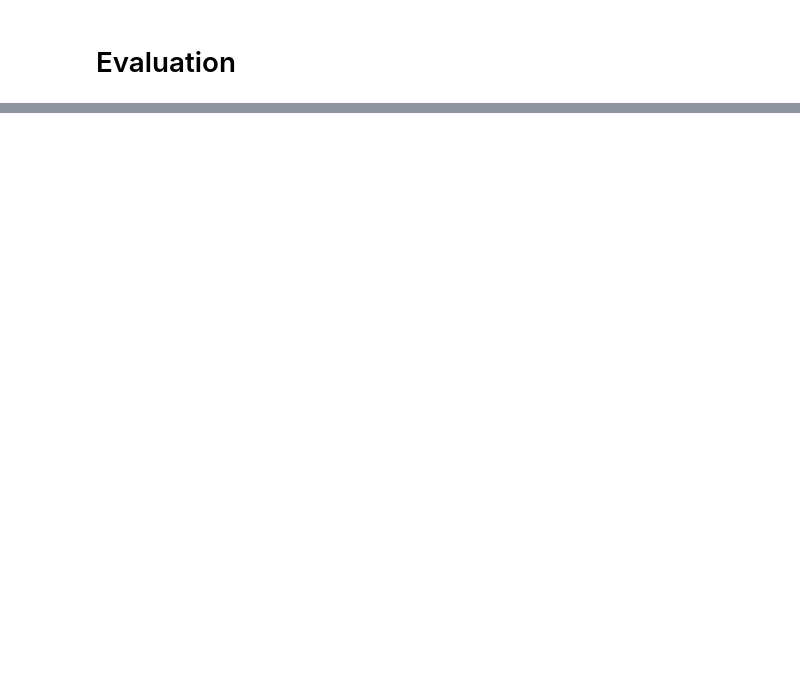
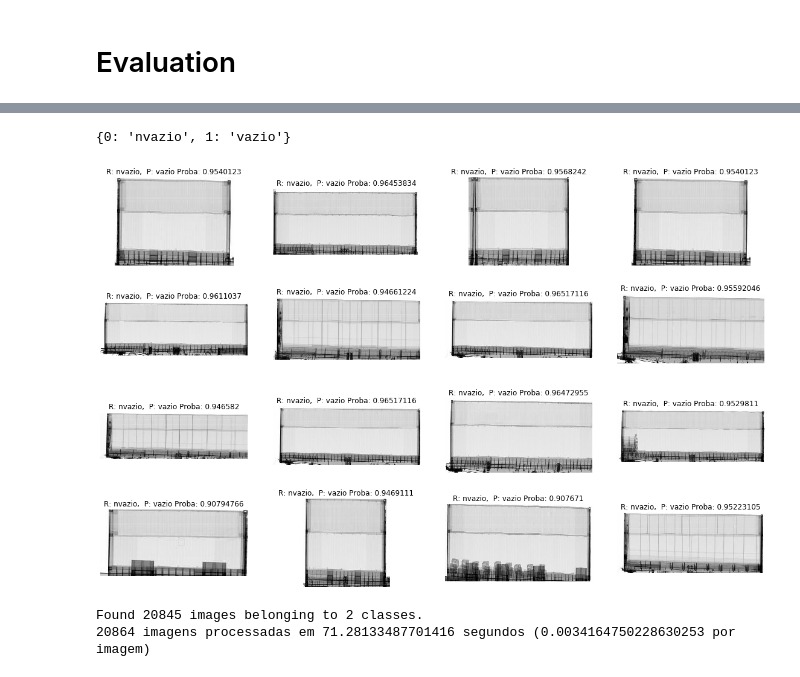
Before and after one commit to IvanBrasilico/model_ajna_1, a Jupyter notebook: notebooks/01b2-Baseline-redesimples-vazio-tamanhomaior-augmented-filtered.ipynb, the cells around one changed output, grey strips where cells are left out. Cells and saved outputs as stored; diff of their text form; code cells hidden in the pictures; blank space fills up the shorter version.

```diff
--- a/notebooks/01b2-Baseline-redesimples-vazio-tamanhomaior-augmented-filtered.ipynb
+++ b/notebooks/01b2-Baseline-redesimples-vazio-tamanhomaior-augmented-filtered.ipynb
@@ -173,0 +240,14 @@ plot_errors(train_generator, y_train, y_pred, caminho_train, X_names_train)
+# %%
+epoch = 4
+val_loss = 0.10
+model.load_weights(
+    os.path.join(MODEL_DIR,
+                 'B2modelweights.{:02d}-{:.2f}.hdf5'.format(epoch, val_loss)
+                ))
+# %%
+history = model.fit_generator(train_generator,
+                               initial_epoch=epoch,
+                              epochs=30,
+                              verbose=1,
+                              callbacks=[early_stop, mcp_save, reduce_lr, tensorboard_logs],
+                              validation_data=validation_generator)
@@ -173,0 +277,24 @@ plot_errors(train_generator, y_train, y_pred, caminho_train, X_names_train)
+# %%
+caminho_basest = os.path.join('..', 'bases', 'vazios')
+caminho_traint = os.path.join(caminho_basest, 'train')
+caminho_testt = os.path.join(caminho_basest, 'test')
+# %%
+train_datagen = ImageDataGenerator(
+    rescale=1./255,
+)
+validation_datagen = ImageDataGenerator(
+    rescale=1./255,
+)
+
+validation_generator = validation_datagen.flow_from_directory(
+    caminho_testt,
+    target_size=SIZE,
+    batch_size=64,
+    class_mode='binary',
+    shuffle=False
+)
+s = len(validation_generator) * 64
+t0 = time.time()
+y_test, y_pred, X_names_test, y_pred_proba = get_imagens_erro(validation_generator, model)
+elapsed = time.time() - t0
+print('%d imagens processadas em %s segundos (%s por imagem)' % (s, elapsed, elapsed / s))
@@ -173,0 +319,24 @@ plot_errors(train_generator, y_train, y_pred, caminho_train, X_names_train)
+# %%
+plot_errors(validation_generator, y_test, y_pred, caminho_testt, X_names_test, y_pred_proba)
+# %% [output]
+{0: 'nvazio', 1: 'vazio'}
+[figure, added]
+# %%
+train_generator = train_datagen.flow_from_directory(
+    caminho_traint,
+    target_size=SIZE,
+    batch_size=128,
+    class_mode='binary',
+    shuffle=False
+)
+
+s = len(train_generator) * 128
+t0 = time.time()
+
+y_train, y_pred_train, X_names_train, y_pred_train_proba = get_imagens_erro(train_generator, model)
+
+elapsed = time.time() - t0
+print('%d imagens processadas em %s segundos (%s por imagem)' % (s, elapsed, elapsed / s))
+# %% [output]
+Found 20845 images belonging to 2 classes.
+20864 imagens processadas em 71.28133487701416 segundos (0.0034164750228630253 por imagem)
```
Also changed, not shown: parts of 19 cells of this notebook, 26 other files.
